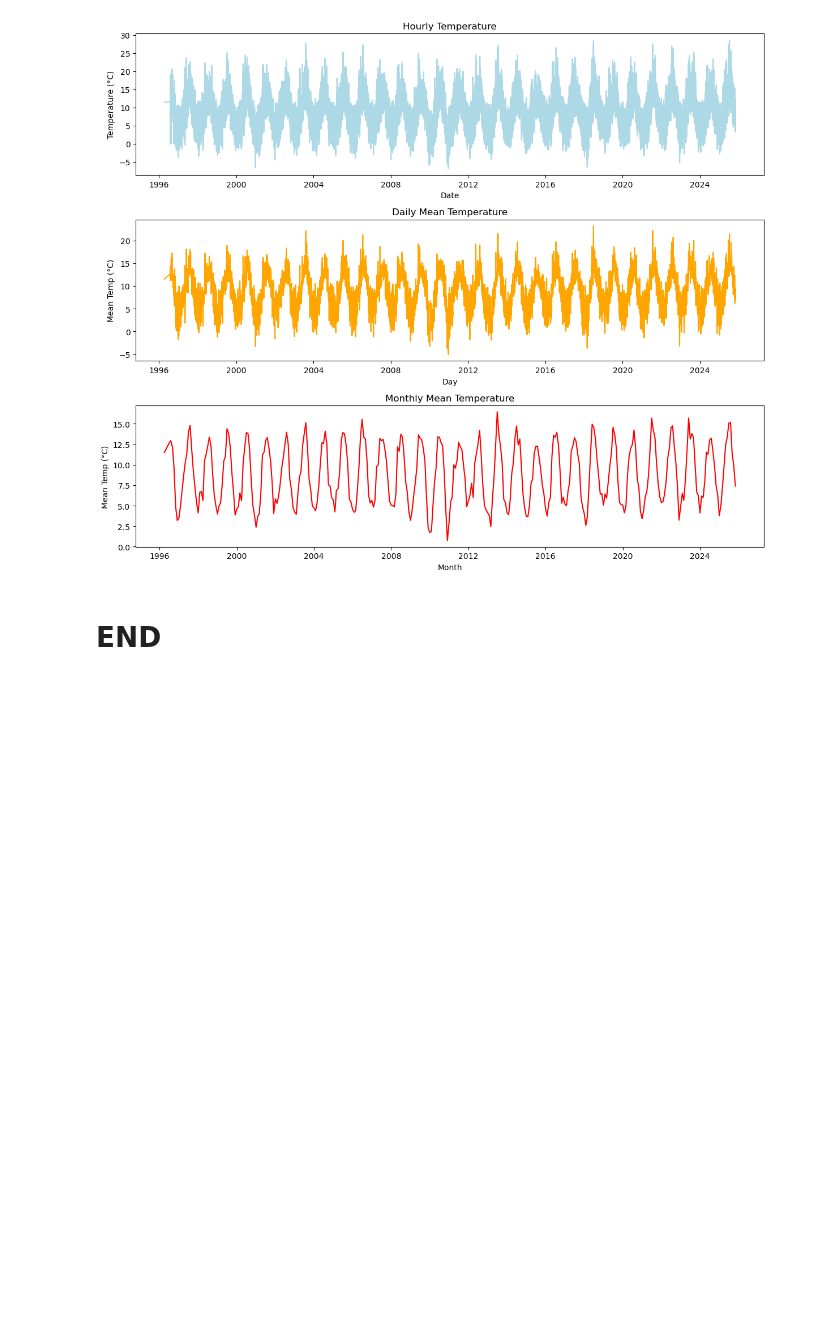
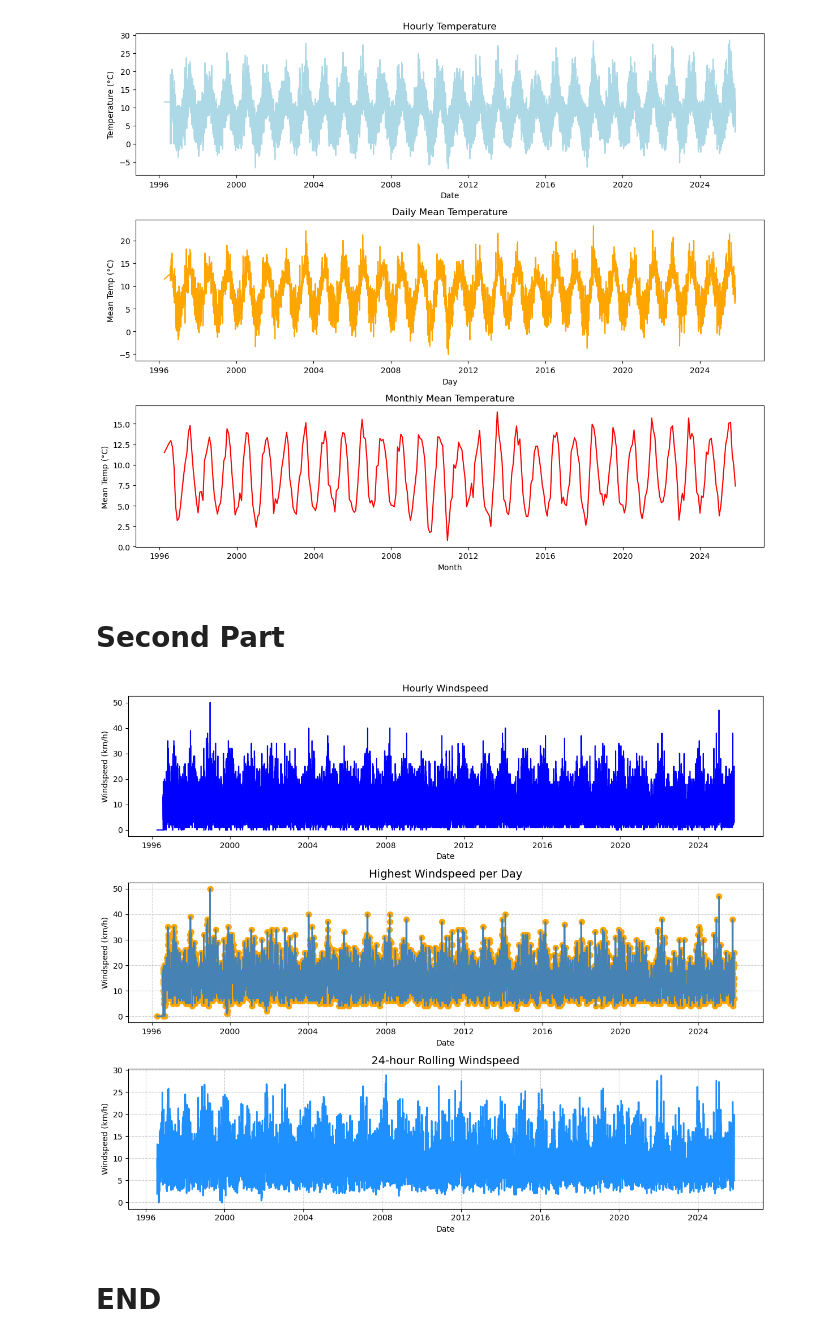
Before and after one commit to IgnacioRiboldi/programming-for-data-analytics, a Jupyter notebook: Assigments/assignment_6_Weather.ipynb, the cells around one changed output. Cells and saved outputs as stored; diff of their text form; code cells hidden in the pictures; blank space fills up the shorter version.

```diff
--- a/Assigments/assignment_6_Weather.ipynb
+++ b/Assigments/assignment_6_Weather.ipynb
@@ -89,5 +90,69 @@ plt.tight_layout()
 plt.show()
 # %% [output]
 [figure]
+# %% [markdown]
+# Second Part
+# %%
+import pandas as pd
+import matplotlib.pyplot as plt
+
+# convert 'date' to datetime
+df['date'] = pd.to_datetime(df['date'], errors='coerce')
+
+# make sure 'wdsp' is numeric
+df['wdsp'] = pd.to_numeric(df['wdsp'], errors='coerce')
+
+# Delete NA
+df = df.dropna(subset=['date', 'wdsp'])
+
+# Sort by date
+df = df.sort_values('date')
+
+# Plot creation
+plt.figure(figsize=(12, 10))
+
+# Hourly windspeed plot
+plt.subplot(3, 1, 1)
+plt.plot(df['date'], df['wdsp'], color='blue')
+plt.title('Hourly Windspeed')
+plt.xlabel('Date')
+plt.ylabel('Windspeed (km/h)')
+
+
+# Get the highest windspeed per day
+df['day'] = df['date'].dt.date
+daily_max = df.groupby('day')['wdsp'].max().reset_index()
+
+# Plot
+plt.subplot(3, 1, 2)
+plt.plot(daily_max['day'], daily_max['wdsp'], color='steelblue', linewidth=2)
+plt.scatter(daily_max['day'], daily_max['wdsp'], color='orange', s=50)
+plt.title('Highest Windspeed per Day', fontsize=14)
+plt.xlabel('Date')
+plt.ylabel('Windspeed (km/h)')
+plt.grid(True, linestyle='--', alpha=0.6)
+plt.tight_layout()
+
+
+# Calculate 24-hour rolling windspeed
+df['wdsp_rolling'] = df['wdsp'].rolling(window=24).mean()
+
+# Plot
+plt.subplot(3, 1, 3)
+plt.plot(df['date'], df['wdsp_rolling'], color='dodgerblue', linewidth=2)
+plt.title('24-hour Rolling Windspeed', fontsize=14)
+plt.xlabel('Date')
+plt.ylabel('Windspeed (km/h)')
+plt.grid(True, linestyle='--', alpha=0.6)
+plt.tight_layout()
+plt.show()
+
+
+
+
+# Show plot
+plt.show()
+# %% [output]
+[figure, added]
 # %% [markdown]
 # END
```
Also changed, not shown: parts of 1 cell of this notebook, 1 other file.
